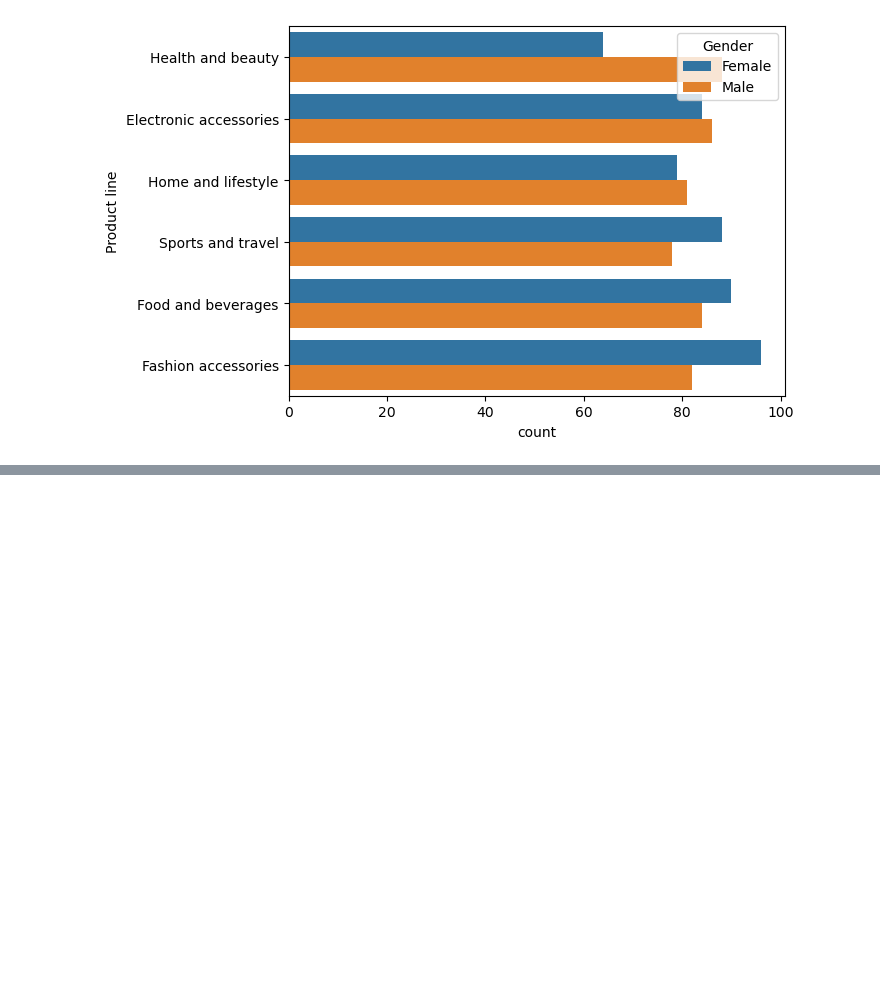
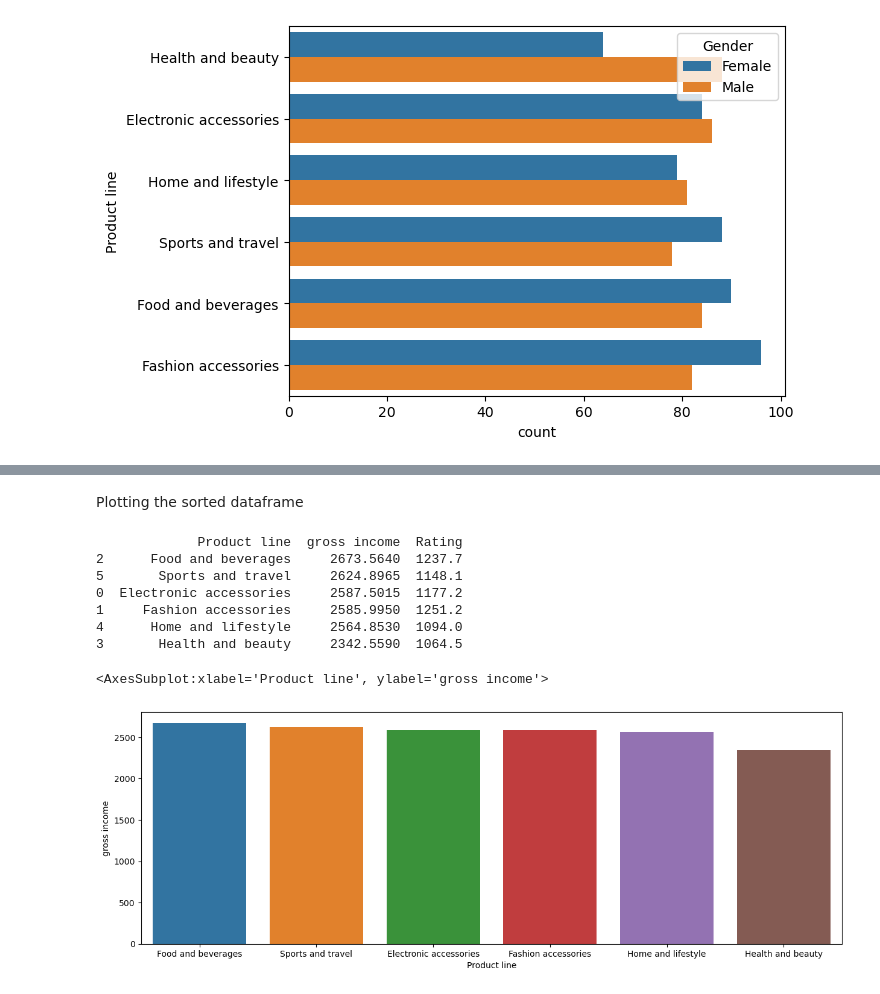
Before and after one commit to palaniappan-r/WSC-Analytics-Workshop, a Jupyter notebook: notebook.ipynb, the cells around one changed output, grey strips where cells are left out. Cells and saved outputs as stored; diff of their text form; code cells hidden in the pictures; blank space fills up the shorter version.

```diff
--- a/notebook.ipynb
+++ b/notebook.ipynb
@@ -131,0 +154,16 @@ sns.countplot(y = 'Product line' , hue = 'Gender' , data = sales)
+# %% [markdown]
+Plotting the sorted dataframe
+# %%
+print(pdtline_income)
+plt.figure(figsize=(15,5))
+sns.barplot(data = pdtline_income , x = 'Product line' , y = 'gross income')
+# %% [output]
+             Product line  gross income  Rating
+2      Food and beverages     2673.5640  1237.7
+5       Sports and travel     2624.8965  1148.1
+0  Electronic accessories     2587.5015  1177.2
+1     Fashion accessories     2585.9950  1251.2
+4      Home and lifestyle     2564.8530  1094.0
+3       Health and beauty     2342.5590  1064.5
+<AxesSubplot:xlabel='Product line', ylabel='gross income'>
+[figure, added]
```
Also changed, not shown: parts of 6 cells of this notebook.
